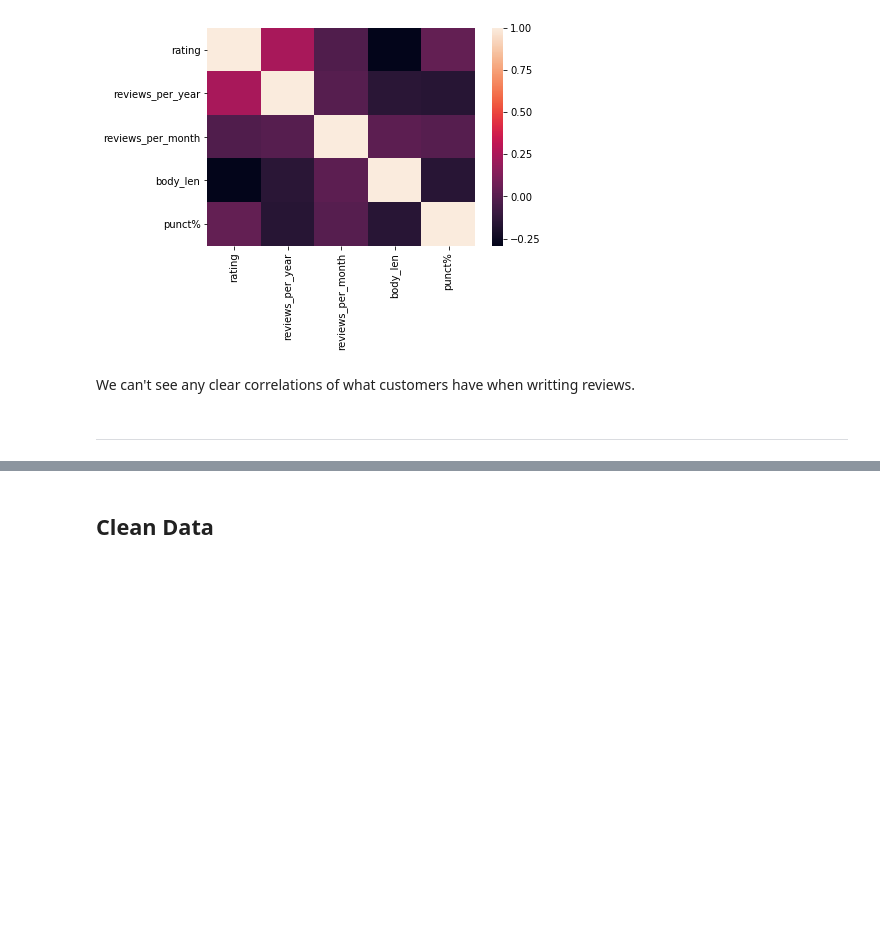
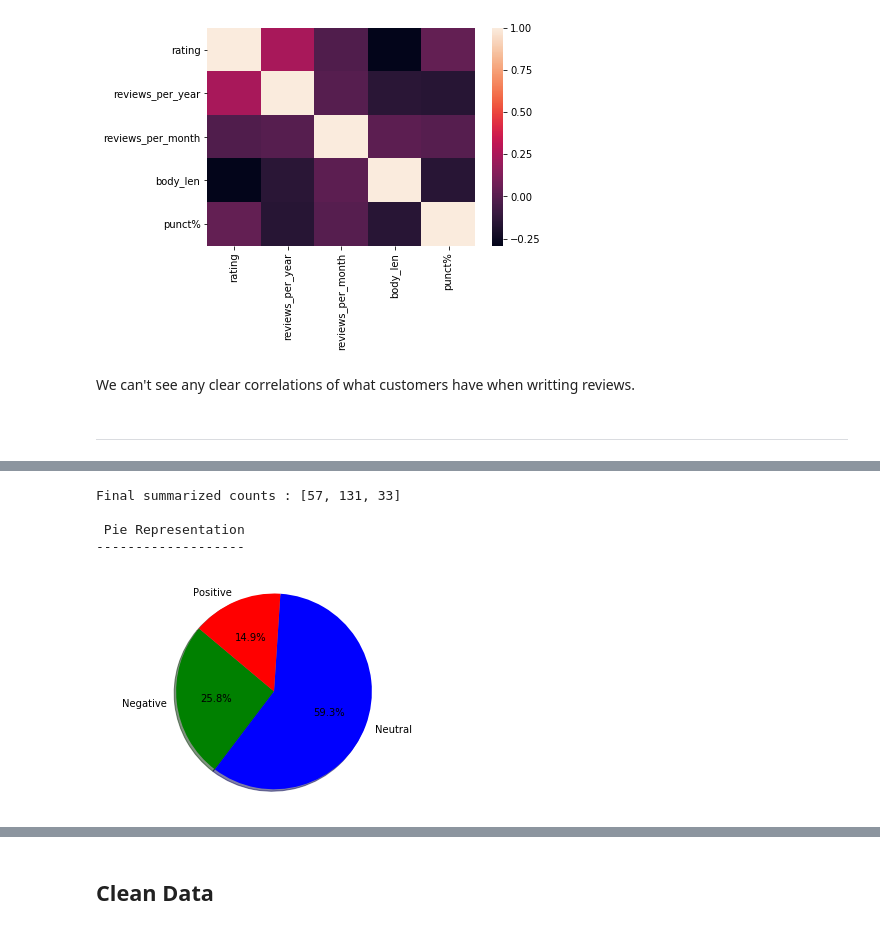
Before and after one commit to GonzandRobles/sentiment_analysis, a Jupyter notebook: sentiment_analysis.ipynb, the cells around one changed output, grey strips where cells are left out. Saved outputs shown, nothing was run; the diff lists cells and outputs as text; code cells hidden in the pictures; blank space fills up the shorter version.

```diff
--- a/sentiment_analysis.ipynb
+++ b/sentiment_analysis.ipynb
@@ -229,0 +313,8 @@ df.head()
+# %%
+pie_chart(df,'content')
+# %% [output]
+Final summarized counts : [57, 131, 33]
+
+ Pie Representation
+-------------------
+[figure, added]
```
Also changed, not shown: parts of 49 cells of this notebook.
